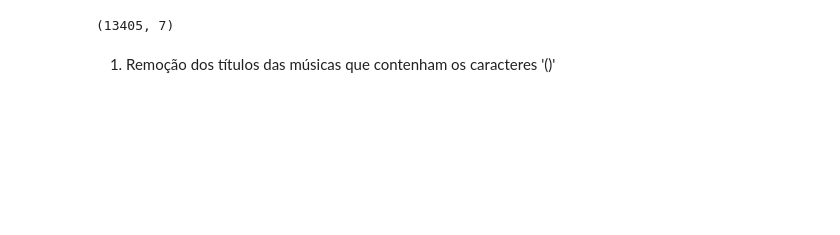
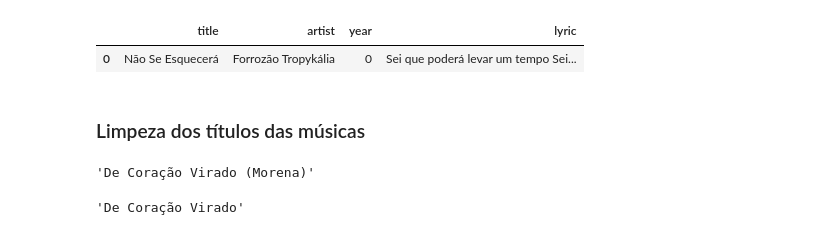
Before and after one commit to mateus-lourenco/emotion-mining-and-sentiment-analysis, a Jupyter notebook: src/preprocessing.ipynb, the cells around one changed output. Drawn from its saved outputs; the diff is of its cells as text; code cells hidden in the pictures; blank space fills up the shorter version.

```diff
--- a/src/preprocessing.ipynb
+++ b/src/preprocessing.ipynb
@@ -4,8 +4,12 @@
 import pandas as pd
 # %%
 df = pd.read_csv('./data/lyrics.csv', sep=';', encoding="utf-8")
-df.shape
+
+# Remoção de colunas que não serão utilizadas na análise
+df.drop(columns=['id', 'composer', 'album'], inplace=True)
+df.head(1)
 # %% [output]
-(13405, 7)
+|  | title | artist | year | lyric |
+| 0 | Não Se Esquecerá | Forrozão Tropykália | 0 | Sei que poderá levar um tempo Sei... |
 # %% [markdown]
-1. Remoção dos títulos das músicas que contenham os caracteres '()'
+### Limpeza dos títulos das músicas
@@ -13,0 +16,5 @@ df['title'].replace("\((.*?)\)", '', regex=True, inplace=True)
+# %%
+normal_title = df.loc[87, 'title']
+normal_title
+# %% [output]
+'De Coração Virado (Morena)'
@@ -14 +33,6 @@ df['title'].replace("\((.*?)\)", '', regex=True, inplace=True)
+# %%
+processed_title = df.loc[87, 'title']
+processed_title
+# %% [output]
+'De Coração Virado'
 # %% [markdown]
```
Also changed, not shown: parts of 44 cells of this notebook, 3 other files.
